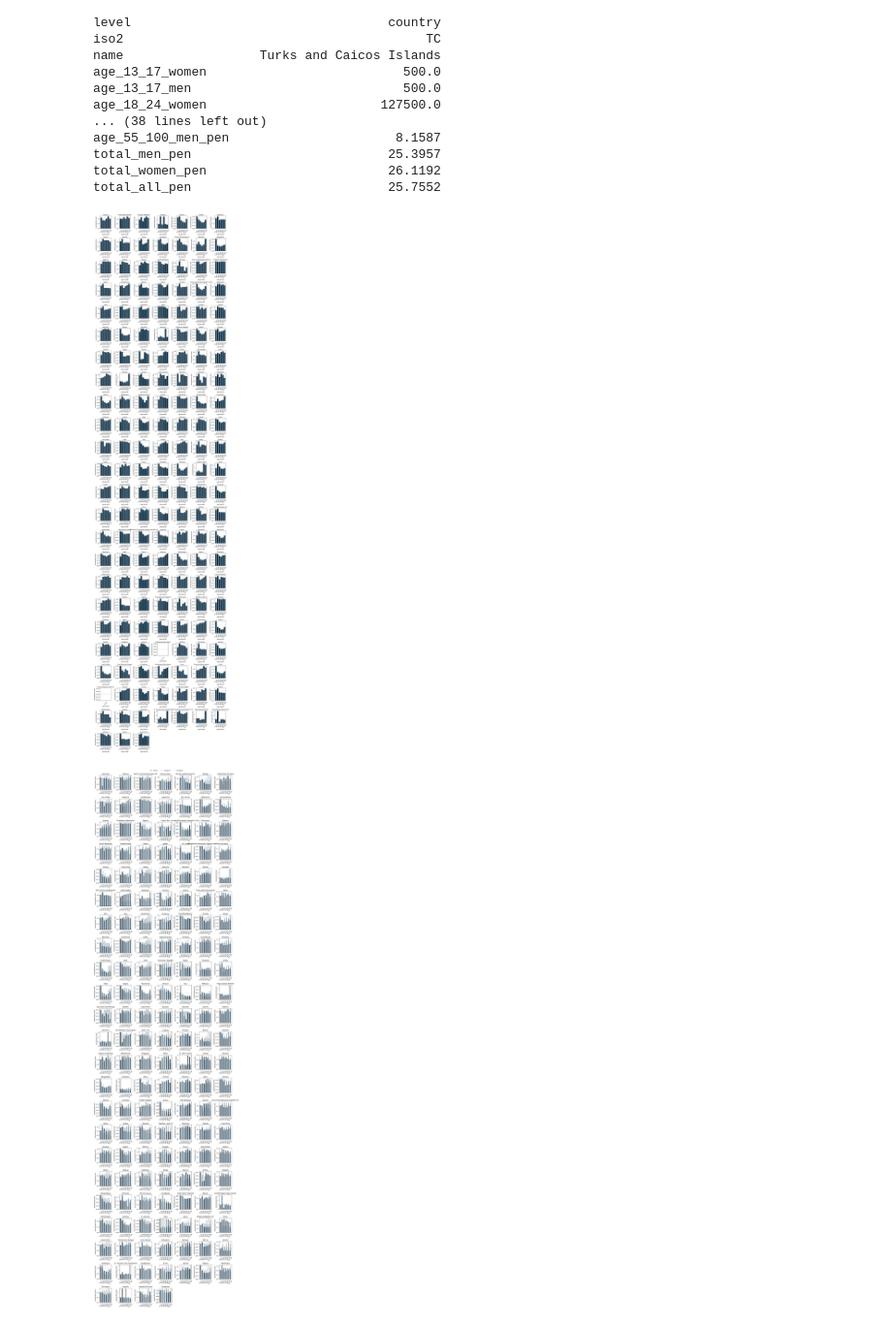
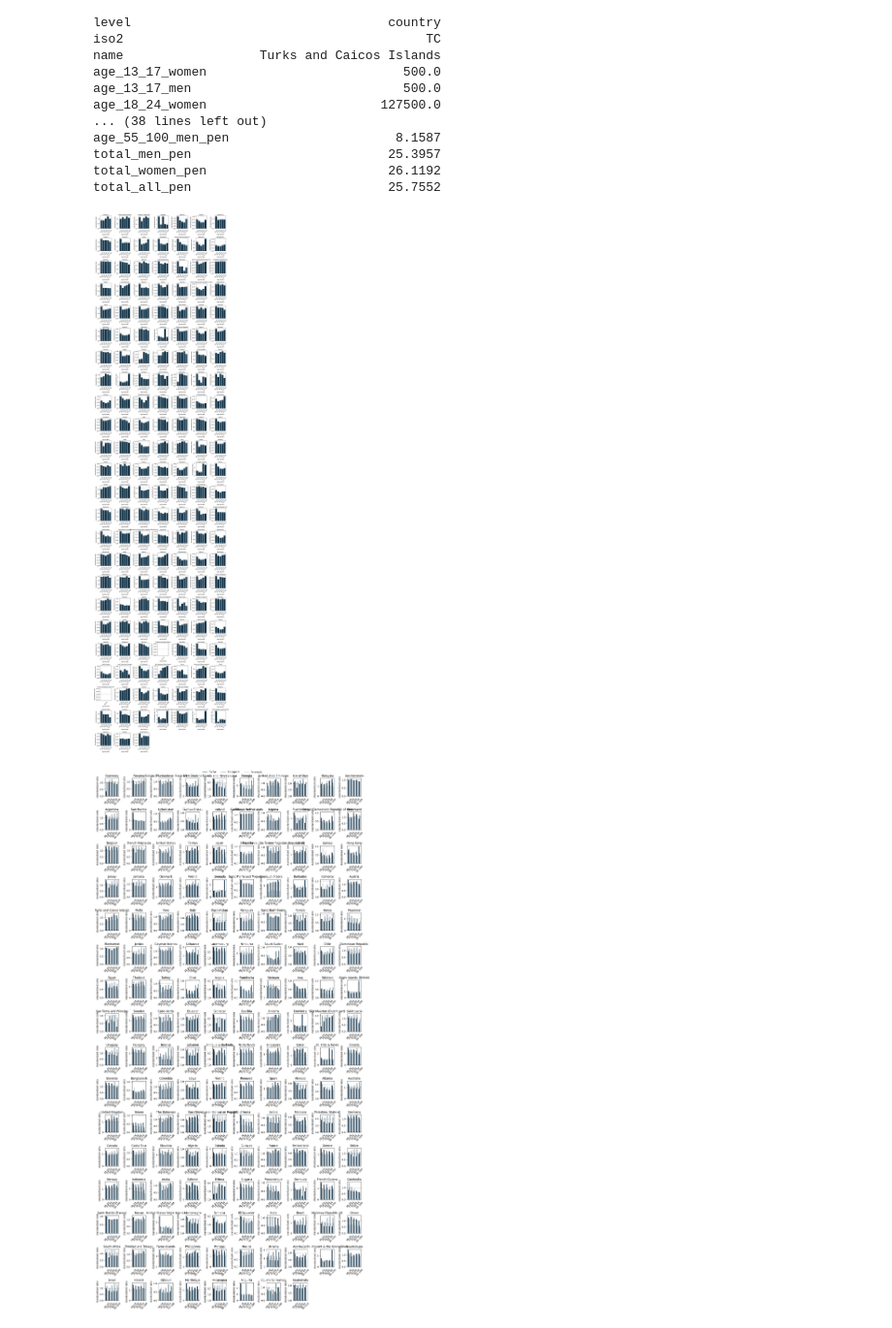
Before and after one commit to hschwed/PDSAI, a Jupyter notebook: src/analyze_data/descriptive_and_graphs.ipynb, the cells around one changed output. Shown at 97% size. Cells and saved outputs as stored; diff of their text form; code cells hidden in the pictures.

```diff
--- a/src/analyze_data/descriptive_and_graphs.ipynb
+++ b/src/analyze_data/descriptive_and_graphs.ipynb
@@ -95,35 +107,39 @@ def count_gender_ratios(df: pd.DataFrame, name: str):
     for group in AGE_GROUPS:
         ratio_col = f"age_{group}_ratio_std"
         if ratio_col in df.columns:
-            below = (df[ratio_col] < 1).sum()
-            above = (df[ratio_col] > 1).sum()
-            equal = (df[ratio_col] == 1).sum()
-            max_val = df[ratio_col].max()
-            min_val = df[ratio_col].min()
-            max_name = df.loc[df[ratio_col].idxmax(), "iso3"] if not df[ratio_col].isna().all() else "N/A"
-            min_name = df.loc[df[ratio_col].idxmin(), "iso3"] if not df[ratio_col].isna().all() else "N/A"
+            col = df[ratio_col].dropna()
+            below = (col < 1).sum() /  len(col) * 100
+            above = (col >= 1).sum() /  len(col) * 100
+            equal = (col == 1).sum() /  len(col) * 100
+            nan_count = df[ratio_col].isna().sum()
+            max_val = col.max()
+            min_val = col.min()
+            max_name = df.loc[col.idxmax(), "iso3"]
+            min_name = df.loc[col.idxmin(), "iso3"]
 
             print(f"\n Standardized Ratio for Age {group}:")
-            print(f"  < 1: {below}, > 1: {above}, = 1: {equal}")
+            print(f"  < 1: {below}, > 1: {above}, = 1: {equal}, empty: {nan_count}")
             print(f"  Max: {max_val:.2f} ({max_name})")
             print(f"  Min: {min_val:.2f} ({min_name})")
 
             counts[group] = {'<1': below, '>1': above}
-    return counts
+
 
     if "total_ratio_std" in df.columns:
-        total_below = (df["total_ratio_std"] < 1).sum()
-        total_above = (df["total_ratio_std"] > 1).sum()
-        total_equal = (df["total_ratio_std"] == 1).sum()
-        max_val = df["total_ratio_std"].max()
-        min_val = df["total_ratio_std"].min()
-        max_name = df.loc[df["total_ratio_std"].idxmax(), "iso3"] if not df["total_ratio_std"].isna().all() else "N/A"
-        min_name = df.loc[df["total_ratio_std"].idxmin(), "iso3"] if not df["total_ratio_std"].isna().all() else "N/A"
+        total_col = df["total_ratio_std"].dropna()
+        total_below = (total_col< 1).sum() / len(total_col)*100
+        total_above = (total_col >= 1).sum() / len(total_col)*100
+        total_equal = (total_col == 1).sum() / len(total_col)*100
+        max_val = total_col.max()
+        min_val = total_col.min()
+        max_name = df.loc[total_col.idxmax(), "iso3"]
+        min_name = df.loc[total_col.idxmin(), "iso3"]
 
         print(f"\n Standardized Ratio Total:")
         print(f"  < 1: {total_below}, > 1: {total_above}, = 1: {total_equal}")
         print(f"  Max: {max_val:.2f} ({max_name})")
         print(f"  Min: {min_val:.2f} ({min_name})")
+    return counts
 
 # Run analysis for each file
 datasets = {}
@@ -484,7 +540,7 @@ total_all_pen                          25.7552
 # %%
 # bar charts per age and country
 
-age_groups = ['13_17', '18_24', '25_34', '35_44', '45_54', '55_100']
+age_groups = [ '18_24', '25_34', '35_44', '45_54', '55_100']
 ratio_cols = [f'age_{age}_ratio_std' for age in age_groups if f'age_{age}_ratio_std' in tt.columns]
 age_labels = [age.replace('_', '–') for age in age_groups if f'age_{age}_ratio_std' in tt.columns]
 
@@ -521,11 +577,11 @@ for i in range(n_countries, len(axes)):
 plt.tight_layout()
 plt.show()
 # %% [output]
-[figure, old version]
+[figure, new version]
 # %%
 # bar charts per age and country by platform
 
-age_groups = ['13_17', '18_24', '25_34', '35_44', '45_54', '55_100']
+age_groups = [ '18_24', '25_34', '35_44', '45_54', '55_100']
 ratio_cols = [f'age_{age}_ratio_std' for age in age_groups if f'age_{age}_ratio_std' in tt.columns]
 age_labels = [age.replace('_', '–') for age in age_groups if f'age_{age}_ratio_std' in tt.columns]
 
@@ -535,11 +591,11 @@ countries = list(set(tt['iso3']).intersection(fb['iso3']).intersection(inst['iso
 
 # Calculate grid dimensions
 n_countries = len(countries)
-cols = 7  # or adjust based on your preference
+cols = 10  # or adjust based on your preference
 rows = int(np.ceil(n_countries / cols))
 
 # Create subplots
-fig, axes = plt.subplots(rows, cols, figsize=(15, 2.5*rows))
+fig, axes = plt.subplots(rows, cols, figsize=(16, 2*rows))
 axes = axes.flatten() if n_countries > 1 else [axes]
 
 bar_width = 0.25
@@ -553,31 +609,31 @@ for i, country in enumerate(countries):
     values_tt = [row_tt[col] for col in ratio_cols]
     values_fb = [row_fb[col] for col in ratio_cols]
     values_inst = [row_inst[col] for col in ratio_cols]
 
     axes[i].bar(x - bar_width, values_tt, width=bar_width, label='TT', color='#01283F')
     axes[i].bar(x, values_inst, width=bar_width, label='INSTA', color='#738a96')
     axes[i].bar(x + bar_width, values_fb, width=bar_width, label='FB', color='#bac4cc')
 
     country_name = tt.loc[tt['iso3'] == country, 'name'].values[0]
 
     axes[i].set_title(f'{country_name}')
     axes[i].set_xticks(x)
     axes[i].set_xticklabels(age_labels, rotation=45)
     axes[i].set_ylabel('standardized ratio')
     axes[i].axhline(1, linestyle='--', color='gray', linewidth=0.8)  # gender parity line
 
 # Hide empty subplots
 for i in range(n_countries, len(axes)):
     axes[i].axis('off')
 
 platforms = [
     plt.Line2D([], [], color='#01283F', label='TikTok'),
     plt.Line2D([], [], color='#738a96', label='Instagram'),
     plt.Line2D([], [], color='#bac4cc', label='Facebook')
 ]
 fig.legend(handles=platforms, loc='upper center', ncol=3, frameon=False, fontsize='medium')
 
 plt.tight_layout(rect=[0, 0, 1, 0.995])
 plt.show()
 # %% [output]
-[figure, old version]
+[figure, new version]
```
Also changed, not shown: parts of 4 cells of this notebook, 1 other file.
